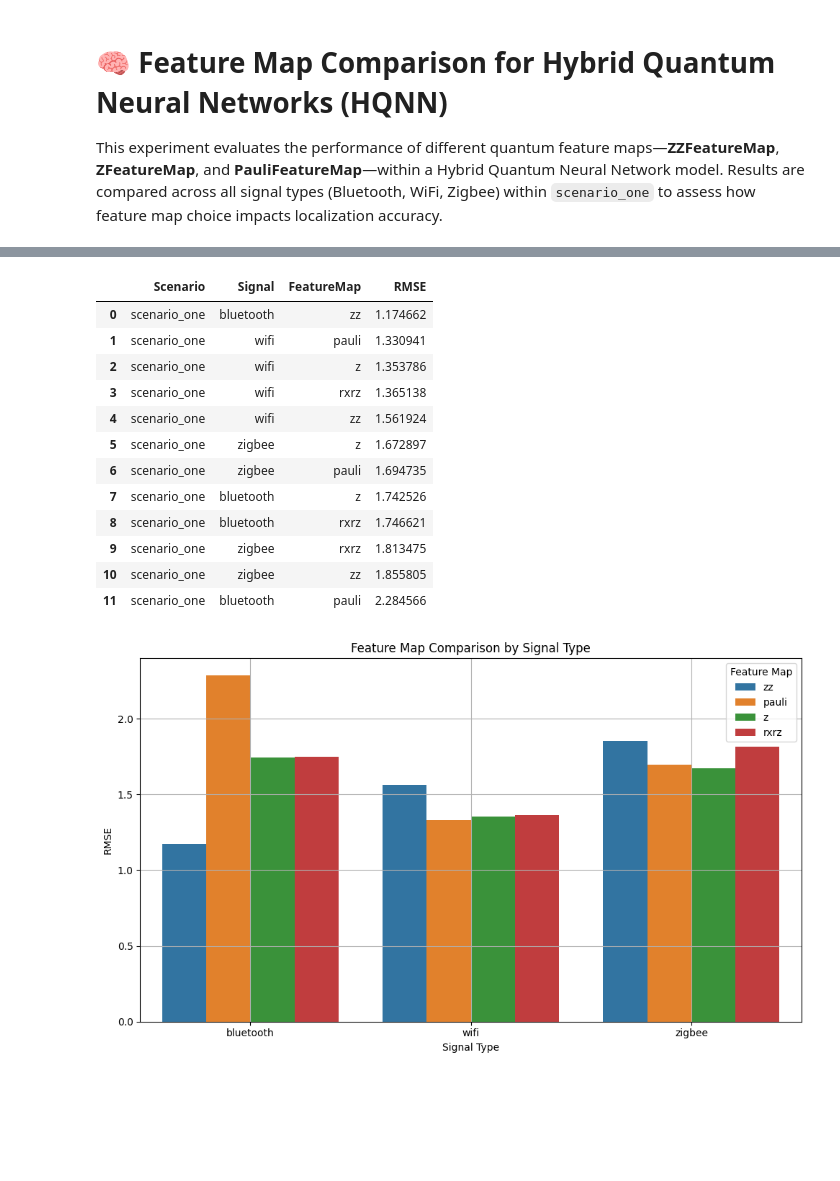
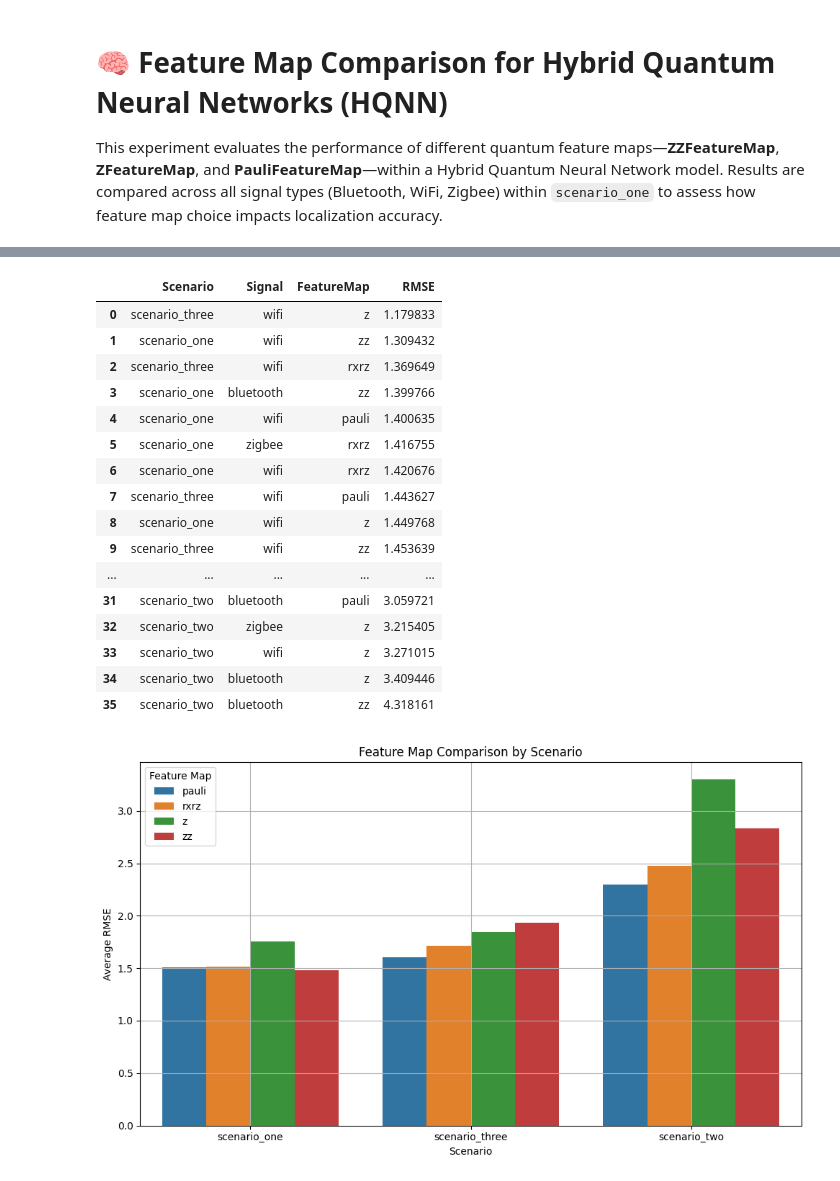
Before and after one commit to H-T-Smith/Quantum, a Jupyter notebook: experiments/1_feature_map_comparison.ipynb, the cells around one changed output, grey strips where cells are left out. Cells and saved outputs as stored; diff of their text form; code cells hidden in the pictures; blank space fills up the shorter version.

Commit message:
Fixed training to include all scenarios, and corrected bar-plot for experiment 1.

```diff
--- a/experiments/1_feature_map_comparison.ipynb
+++ b/experiments/1_feature_map_comparison.ipynb
@@ -26,13 +26,17 @@ ansatz_type = "real"
 learning_rate = 0.01
 num_epochs = 15
 batch_size = 16
-sc_num = 1
+sc_num = {
+    "scenario_one": "1",
+    "scenario_two": "2",
+    "scenario_three": "3",
+}
 
-# Feature maps to test
+# Feature maps
 feature_maps = ["zz", "z", "pauli", "rxrz"]
 
-# Scenarios and signal types to explore
-scenarios = ["scenario_one"]
+# Scenarios and signal types
+scenarios = ["scenario_one", "scenario_two", "scenario_three"]
 signals = ["bluetooth", "wifi", "zigbee"]
 # %%
 # Training
@@ -40,13 +44,14 @@ results = []
 
 for feature_map_type in feature_maps:
     for scenario in scenarios:
+        scenario_num = sc_num[scenario]
         for signal in signals:
             print(f"Training on {scenario.upper()} - {signal} using {feature_map_type.upper()} feature map...")
 
             train_loader, test_loader = load_rssi_dataset(
                 scenario=scenario,
                 signal=signal,
-                sc_num=sc_num,
+                sc_num=scenario_num,
                 batch_size=batch_size,
                 base_path="../data"
             )
@@ -98,29 +103,38 @@ df_results = df_results.sort_values(by="RMSE", ascending=True).reset_index(drop=
 df_results
 # %% [output]
 |  | Scenario | Signal | FeatureMap | RMSE |
-| 0 | scenario_one | bluetooth | zz | 1.174662 |
-| 1 | scenario_one | wifi | pauli | 1.330941 |
-| 2 | scenario_one | wifi | z | 1.353786 |
-| 3 | scenario_one | wifi | rxrz | 1.365138 |
-| 4 | scenario_one | wifi | zz | 1.561924 |
-| 5 | scenario_one | zigbee | z | 1.672897 |
-| 6 | scenario_one | zigbee | pauli | 1.694735 |
-| 7 | scenario_one | bluetooth | z | 1.742526 |
-| 8 | scenario_one | bluetooth | rxrz | 1.746621 |
-| 9 | scenario_one | zigbee | rxrz | 1.813475 |
-| 10 | scenario_one | zigbee | zz | 1.855805 |
-| 11 | scenario_one | bluetooth | pauli | 2.284566 |
+| 0 | scenario_three | wifi | z | 1.179833 |
+| 1 | scenario_one | wifi | zz | 1.309432 |
+| 2 | scenario_three | wifi | rxrz | 1.369649 |
+| 3 | scenario_one | bluetooth | zz | 1.399766 |
+| 4 | scenario_one | wifi | pauli | 1.400635 |
+| 5 | scenario_one | zigbee | rxrz | 1.416755 |
+| 6 | scenario_one | wifi | rxrz | 1.420676 |
+| 7 | scenario_three | wifi | pauli | 1.443627 |
+| 8 | scenario_one | wifi | z | 1.449768 |
+| 9 | scenario_three | wifi | zz | 1.453639 |
+| ... | ... | ... | ... | ... |
+| 31 | scenario_two | bluetooth | pauli | 3.059721 |
+| 32 | scenario_two | zigbee | z | 3.215405 |
+| 33 | scenario_two | wifi | z | 3.271015 |
+| 34 | scenario_two | bluetooth | z | 3.409446 |
+| 35 | scenario_two | bluetooth | zz | 4.318161 |
 # %%
 import seaborn as sns
 
+# Group by Scenario + FeatureMap first for the Scenario Plot
+df_grouped = df_results.groupby(["Scenario", "FeatureMap"], as_index=False)["RMSE"].mean()
+
+# Feature Maps per Scenario
 plt.figure(figsize=(10, 6))
-sns.barplot(data=df_results, x="Signal", y="RMSE", hue="FeatureMap")
-plt.title("Feature Map Comparison by Signal Type")
-plt.xlabel("Signal Type")
-plt.ylabel("RMSE")
+sns.barplot(data=df_grouped, x="Scenario", y="RMSE", hue="FeatureMap",
+    order=scenarios)
+plt.title("Feature Map Comparison by Scenario")
+plt.xlabel("Scenario")
+plt.ylabel("Average RMSE")
 plt.legend(title="Feature Map")
 plt.grid(True)
 plt.tight_layout()
 plt.show()
 # %% [output]
-[figure, old version]
+[figure, new version]
```
Also changed, not shown: parts of 1 cell of this notebook, 1 other file.
